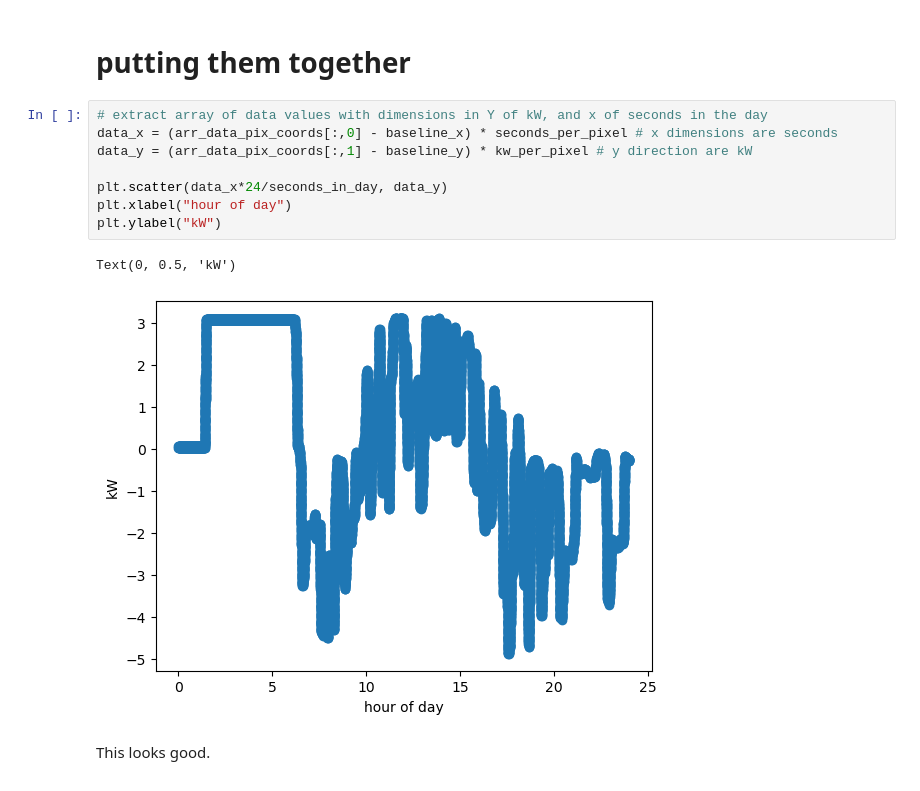
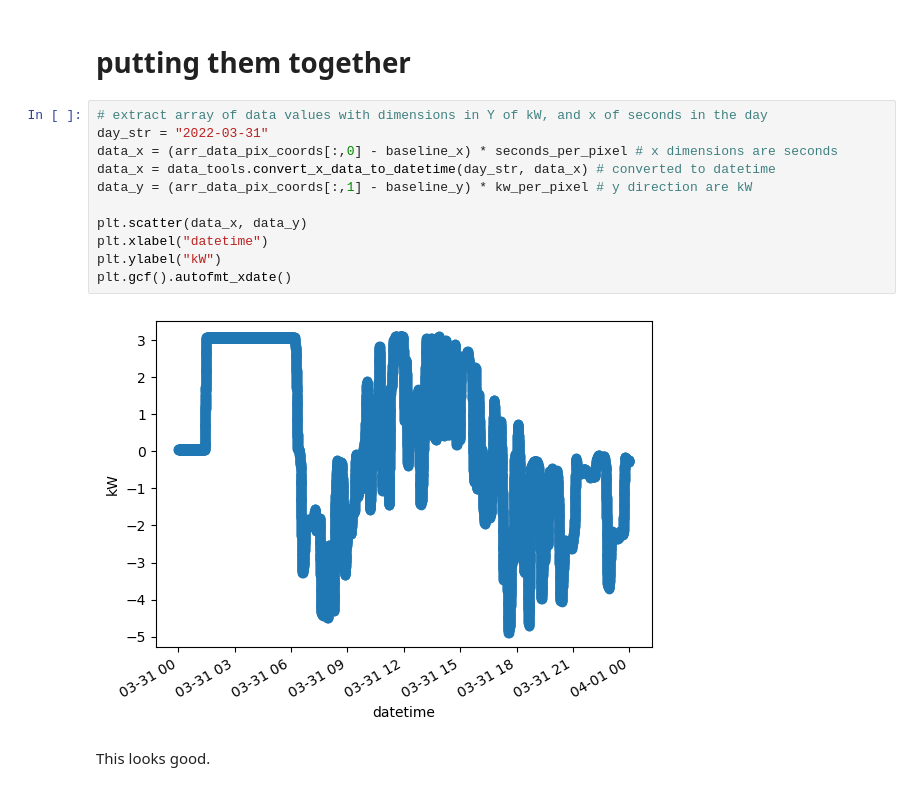
Before and after one commit to jordanesmith/Carbon-Intensity-Project-, a Jupyter notebook: research.ipynb, the cells around one changed output. Drawn from its saved outputs; the diff is of its cells as text.

```diff
--- a/research.ipynb
+++ b/research.ipynb
@@ -112,15 +113,17 @@ This plot shows the original image with an overlay of the predicted y grid lines
 # putting them together
 # %%
 # extract array of data values with dimensions in Y of kW, and x of seconds in the day
+day_str = "2022-03-31"
 data_x = (arr_data_pix_coords[:,0] - baseline_x) * seconds_per_pixel # x dimensions are seconds
+data_x = data_tools.convert_x_data_to_datetime(day_str, data_x) # converted to datetime
 data_y = (arr_data_pix_coords[:,1] - baseline_y) * kw_per_pixel # y direction are kW
 
-plt.scatter(data_x*24/seconds_in_day, data_y)
-plt.xlabel("hour of day")
+plt.scatter(data_x, data_y)
+plt.xlabel("datetime")
 plt.ylabel("kW")
+plt.gcf().autofmt_xdate()
 # %% [output]
-Text(0, 0.5, 'kW')
-[figure, old version]
+[figure, new version]
 # %% [markdown]
 This looks good.
 # %%
```
Also changed, not shown: parts of 11 cells of this notebook, 4 other files.
